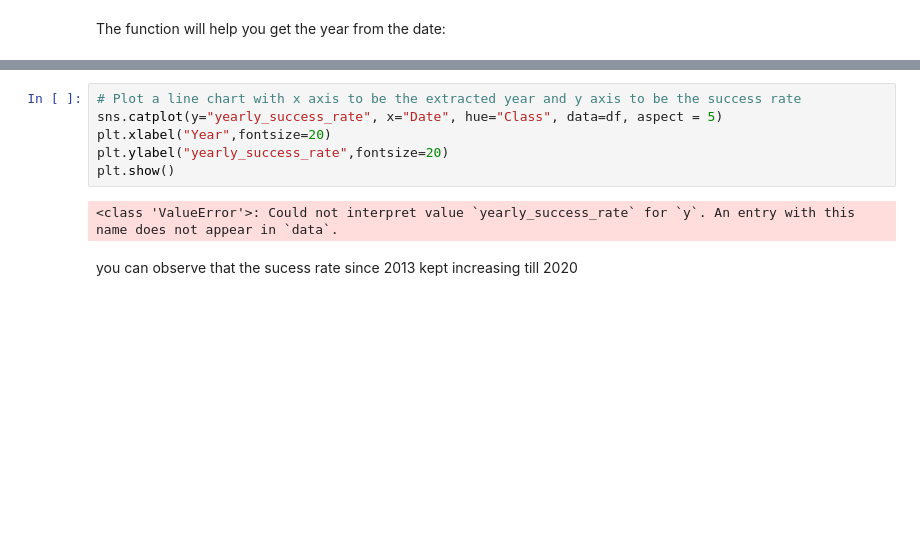
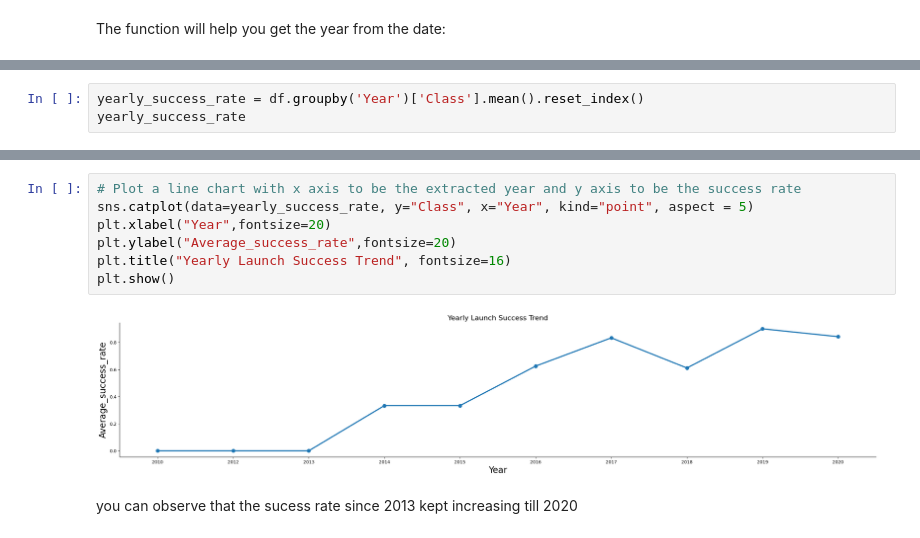
Before and after one commit to naroy70/Capstone_Project, a Jupyter notebook: edadataviz (1).ipynb, the cells around one changed output, grey strips where cells are left out. Drawn from its saved outputs; the diff is of its cells as text; blank space fills up the shorter version.

```diff
--- a/edadataviz (1).ipynb
+++ b/edadataviz (1).ipynb
@@ -193,0 +221,3 @@ plt.show()
+# %%
+yearly_success_rate = df.groupby('Year')['Class'].mean().reset_index()
+yearly_success_rate
@@ -194,11 +236,12 @@ plt.show()
 # %%
 # Plot a line chart with x axis to be the extracted year and y axis to be the success rate
-sns.catplot(y="yearly_success_rate", x="Date", hue="Class", data=df, aspect = 5)
+sns.catplot(data=yearly_success_rate, y="Class", x="Year", kind="point", aspect = 5)
 plt.xlabel("Year",fontsize=20)
-plt.ylabel("yearly_success_rate",fontsize=20)
+plt.ylabel("Average_success_rate",fontsize=20)
+plt.title("Yearly Launch Success Trend", fontsize=16)
 plt.show()
 # %% [output]
-<class 'ValueError'>: Could not interpret value `yearly_success_rate` for `y`. An entry with this name does not appear in `data`.
+[figure, added]
 # %% [markdown]
 you can observe that the sucess rate since 2013 kept increasing till 2020
 # %% [markdown]
```
Also changed, not shown: parts of 7 cells of this notebook, 1 other file.
